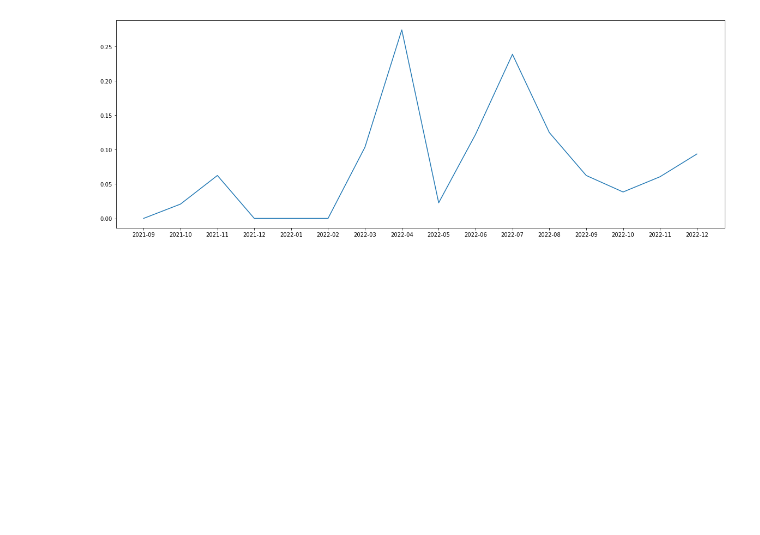
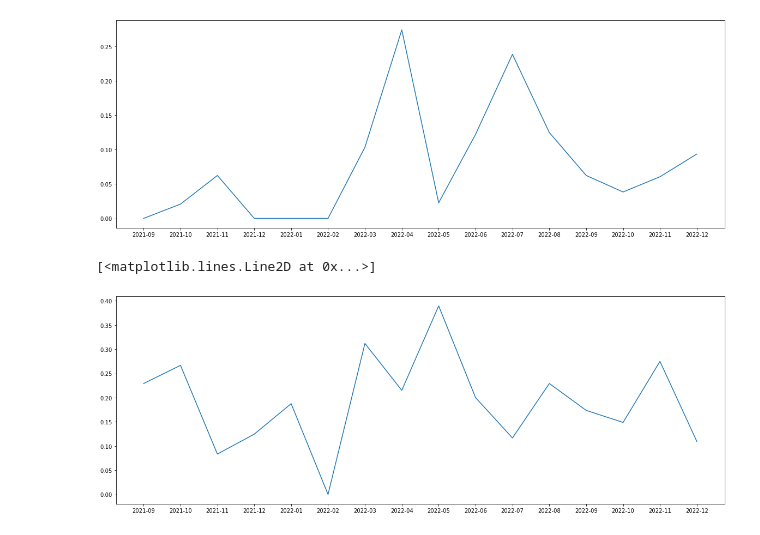
Before and after one commit to AMatevosova/Modeling-the-impact-of-sanctions-on-inflation-expectations, a Jupyter notebook: Индикатор влияния санкций.ipynb, the cells around one changed output. Saved outputs shown, nothing was run; the diff lists cells and outputs as text; code cells hidden in the pictures; blank space fills up the shorter version.

```diff
--- a/Индикатор влияния санкций.ipynb
+++ b/Индикатор влияния санкций.ipynb
@@ -231,11 +233,15 @@ indicator_month
 # %%
 import math
 # %%
-i=0
-for i in range (len(df)):
-    if math.isnan(indicator['санкции'][i])==False and math.isinf(indicator['санкции'][i])==False:
-        indicator_month.loc[str(indicator['date'][i])[:7],'sum_i']=indicator_month['sum_i'][str(indicator['date'][i])[:7]]+indicator['санкции'][i]
-        indicator_month.loc[str(indicator['date'][i])[:7],'n']=indicator_month['n'][str(indicator['date'][i])[:7]]+1
+for f in factors:
+    indicator_month['sum_i']=0
+    indicator_month['n']=0
+    i=0
+    for i in range (len(df)):
+        if math.isnan(indicator[f][i])==False and math.isinf(indicator[f][i])==False:
+            indicator_month.loc[str(indicator['date'][i])[:7],'sum_i']=indicator_month['sum_i'][str(indicator['date'][i])[:7]]+indicator[f][i]
+            indicator_month.loc[str(indicator['date'][i])[:7],'n']=indicator_month['n'][str(indicator['date'][i])[:7]]+1
+    indicator_month[f]=indicator_month['sum_i']/indicator_month['n']
 # %%
 indicator_month['санкции']=indicator_month['sum_i']/indicator_month['n']
 # %%
@@ -244,3 +250,9 @@ plt.plot(indicator_month['санкции'])
 # %% [output]
 [<matplotlib.lines.Line2D at 0x...>]
 [figure]
+# %%
+plt.figure(figsize=(20, 7))
+plt.plot(indicator_month['цены на энергоресурсы'])
+# %% [output]
+[<matplotlib.lines.Line2D at 0x...>]
+[figure, added]
```
Also changed, not shown: parts of 3 cells of this notebook.
